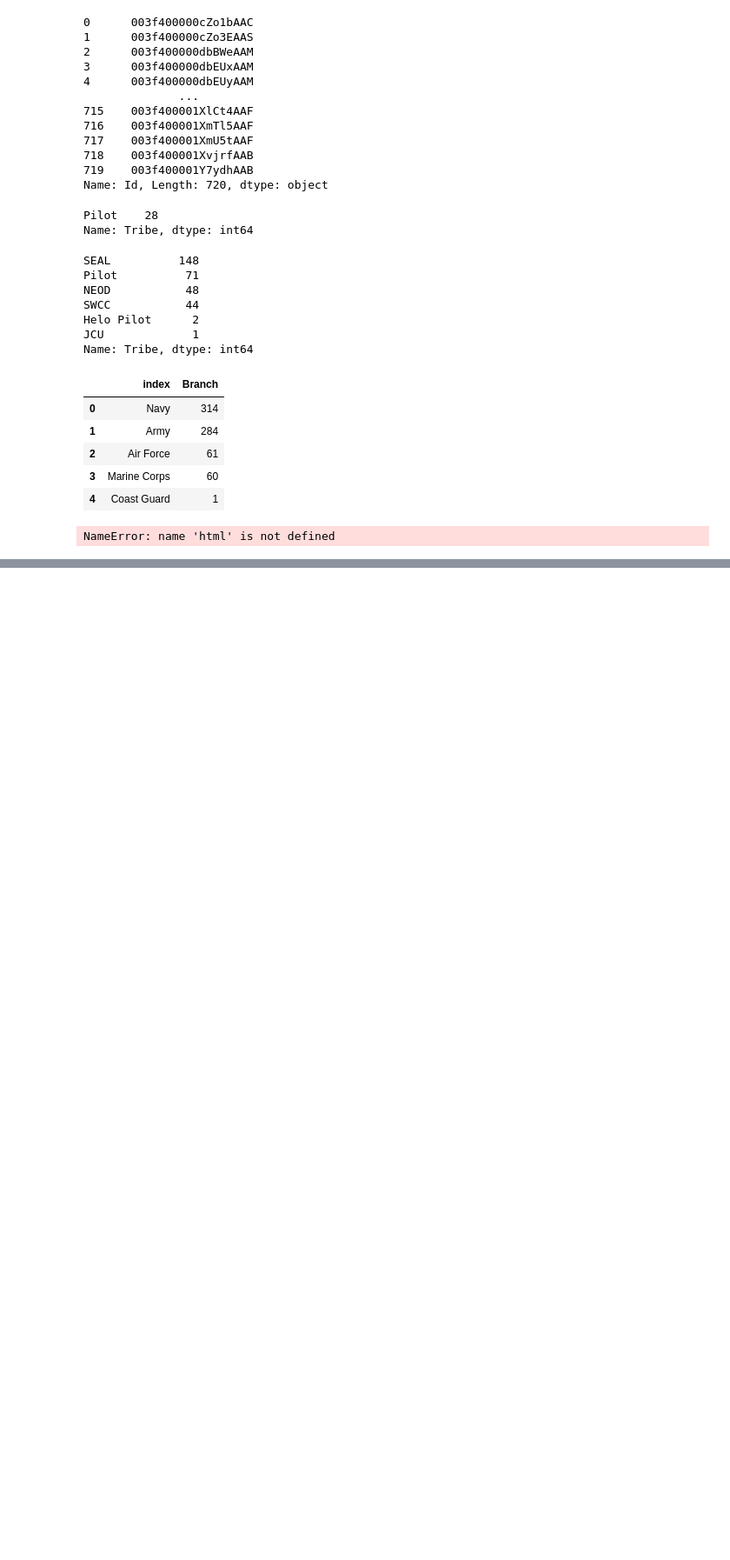
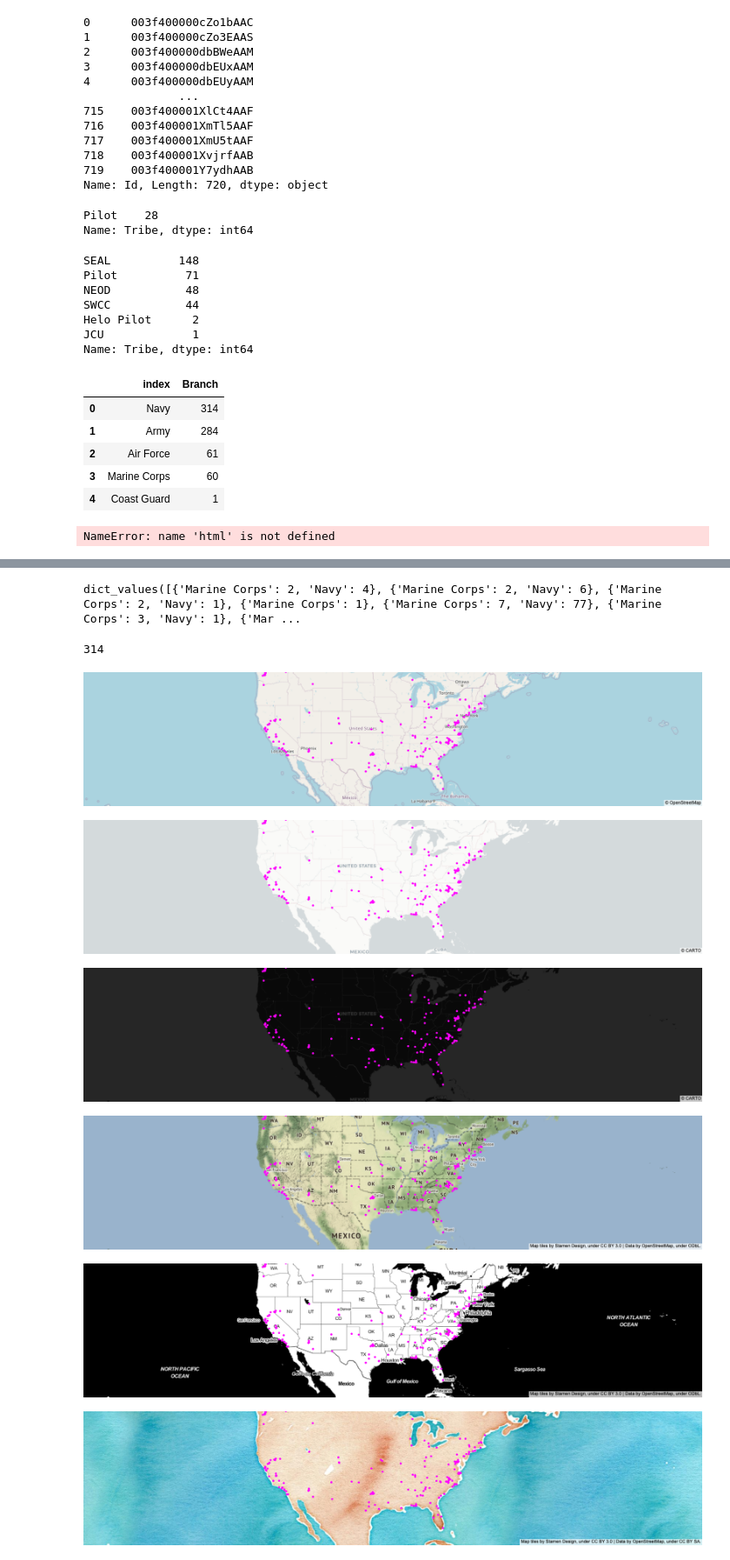
Before and after one commit to americanthinker/Cap_Stone_II, a Jupyter notebook: EM_map_scratch.ipynb, the cells around one changed output, grey strips where cells are left out. Shown at 87% size. Saved outputs shown, nothing was run; the diff lists cells and outputs as text; code cells hidden in the pictures; blank space fills up the shorter version.

```diff
--- a/EM_map_scratch.ipynb
+++ b/EM_map_scratch.ipynb
@@ -350,0 +337,4 @@ merged_df_dash.csv  vets_coords.csv
+# %%
+test.values()
+# %% [output]
+dict_values([{'Marine Corps': 2, 'Navy': 4}, {'Marine Corps': 2, 'Navy': 6}, {'Marine Corps': 2, 'Navy': 1}, {'Marine Corps': 1}, {'Marine Corps': 7, 'Navy': 77}, {'Marine Corps': 3, 'Navy': 1}, {'Mar ...
@@ -350,0 +343,30 @@ merged_df_dash.csv  vets_coords.csv
+# %%
+if isinstance(b, str):
+    b = [b]
+temp = vets[vets['Branch'].isin(b)]
+print(len(temp))
+# %% [output]
+314
+# %%
+df = pd.read_csv('data/merged_df_dash.csv')
+# %%
+import plotly.express as px
+import os
+
+mapbox_access_token = os.environ.get('MAPBOX_API_KEY')
+px.set_mapbox_access_token(mapbox_access_token)
+
+map_types = ["open-street-map", "carto-positron", "carto-darkmatter", "stamen-terrain", "stamen-toner", "stamen-watercolor", 'light', 'dark']
+for types in map_types:
+    fig = px.scatter_mapbox(df, lat="latitude", lon="longitude", hover_name="CityState", #hover_data=["State", "Population"],
+                            color_discrete_sequence=["fuchsia"], zoom=3, height=300)
+    ful = fig.update_layout(mapbox_style=types)
+    ful = fig.update_layout(margin={"r":0,"t":0,"l":0,"b":0})
+    fig.show()
+# %% [output]
+[figure, added]
+[figure, added]
+[figure, added]
+[figure, added]
+[figure, added]
+[figure, added]
```
Also changed, not shown: parts of 20 cells of this notebook, 3 other files.
